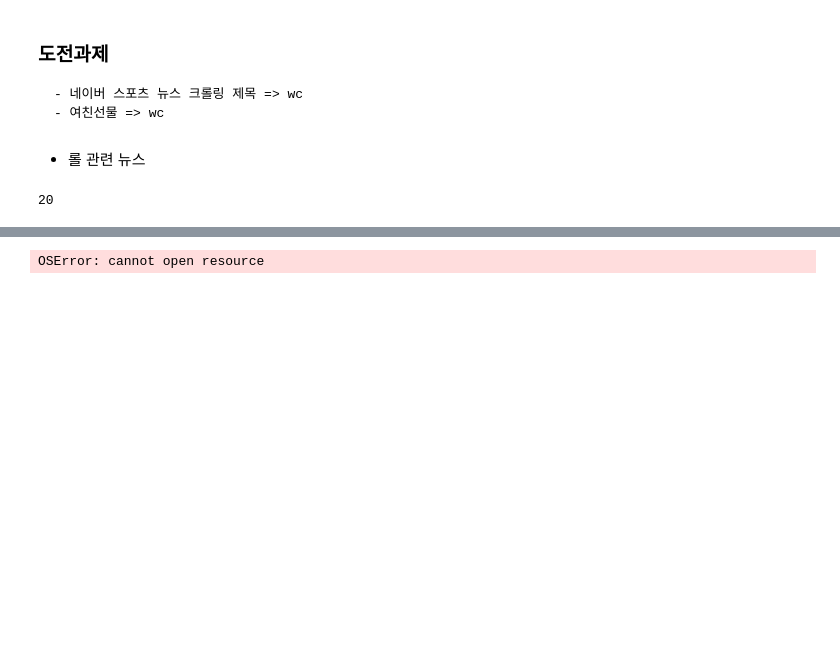
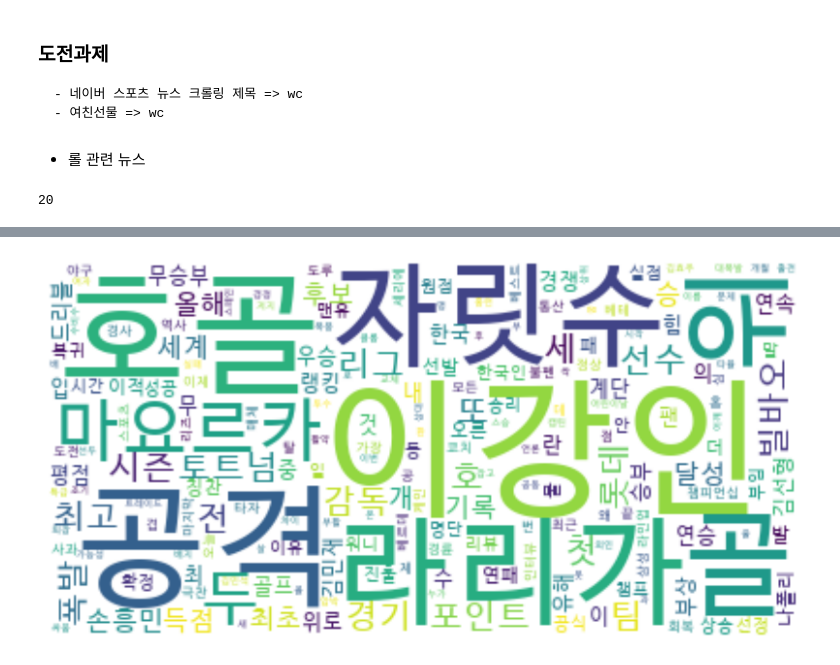
Before and after one commit to rawmouse96/DataAnalysis, a Jupyter notebook: 06.텍스트분석/16.네이버스포츠뉴스.ipynb, the cells around one changed output, grey strips where cells are left out. Saved outputs shown, nothing was run; the diff lists cells and outputs as text; code cells hidden in the pictures; blank space fills up the shorter version.

```diff
--- a/06.텍스트분석/16.네이버스포츠뉴스.ipynb
+++ b/06.텍스트분석/16.네이버스포츠뉴스.ipynb
@@ -116,12 +116,12 @@ new_tokens[:10]
 # %%
 wc = WordCloud(
     background_color='white', random_state=2023,
-    font_path='C:/Users/YONSAI/AppData/Local/Microsoft/Windows/Fonts/NanumGothic.ttf',
+    font_path='C:/Users/YONSAI/AppData/Local/Microsoft/Windows/Fonts/D2Coding-Ver1.3.2-20180524-all.ttc',
     relative_scaling=0.2
 ).generate_from_frequencies(dict(news.vocab().most_common(300)))
 
 plt.figure(figsize=(10,6))
 plt.imshow(wc, interpolation='bilinear')
 plt.axis('off');
 # %% [output]
-OSError: cannot open resource
+[figure, added]
```
Also changed, not shown: parts of 7 cells of this notebook, 23 other files.
